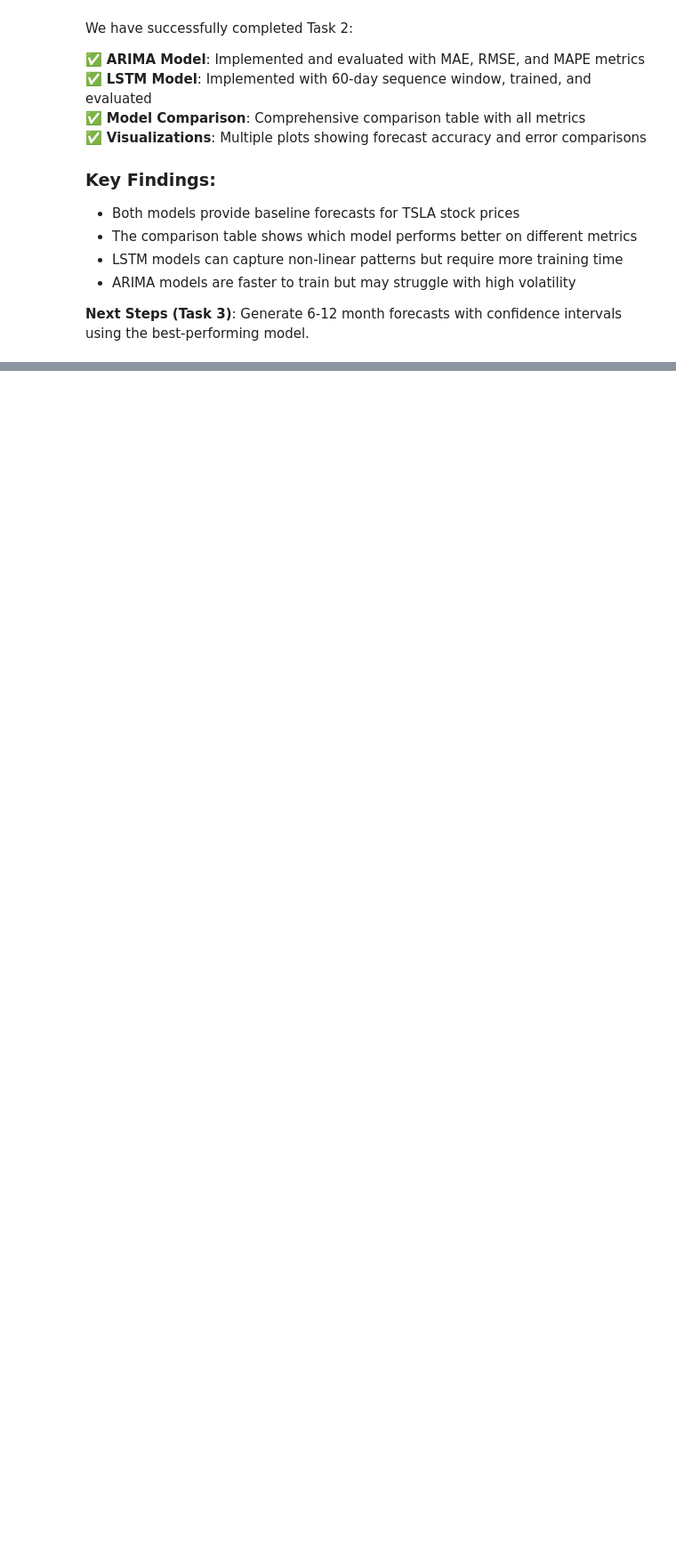
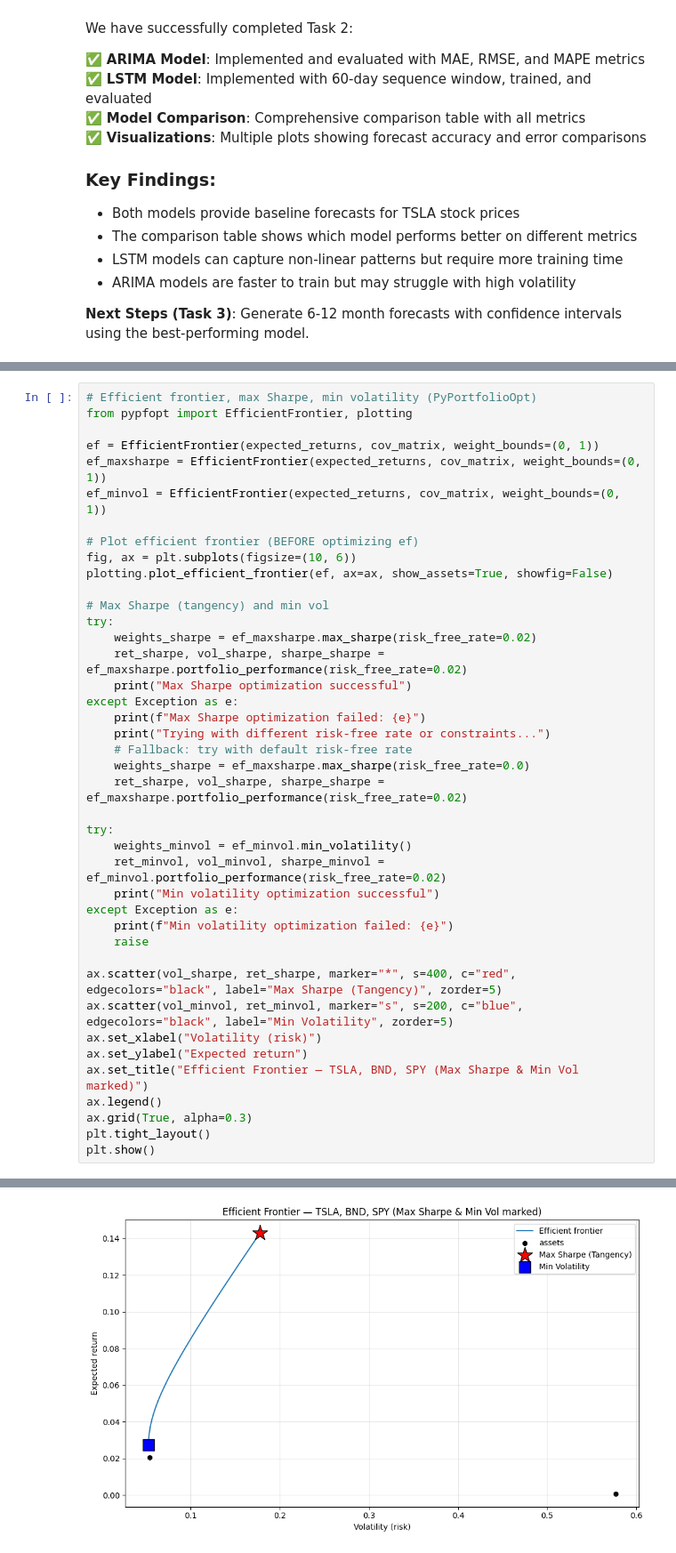
Before and after one commit to linat117/Time-Series-Forecasting-for-Portfolio-Management-Optimization, a Jupyter notebook: notebooks/02_arima_model_tsla.ipynb, the cells around one changed output, grey strips where cells are left out. Shown at 89% size. Drawn from its saved outputs; the diff is of its cells as text; blank space fills up the shorter version.

```diff
--- a/notebooks/02_arima_model_tsla.ipynb
+++ b/notebooks/02_arima_model_tsla.ipynb
@@ -413,0 +661,42 @@ We have successfully completed Task 2:
+# %%
+# Efficient frontier, max Sharpe, min volatility (PyPortfolioOpt)
+from pypfopt import EfficientFrontier, plotting
+
+ef = EfficientFrontier(expected_returns, cov_matrix, weight_bounds=(0, 1))
+ef_maxsharpe = EfficientFrontier(expected_returns, cov_matrix, weight_bounds=(0, 1))
+ef_minvol = EfficientFrontier(expected_returns, cov_matrix, weight_bounds=(0, 1))
+
+# Plot efficient frontier (BEFORE optimizing ef)
+fig, ax = plt.subplots(figsize=(10, 6))
+plotting.plot_efficient_frontier(ef, ax=ax, show_assets=True, showfig=False)
+
+# Max Sharpe (tangency) and min vol
+try:
+    weights_sharpe = ef_maxsharpe.max_sharpe(risk_free_rate=0.02)
+    ret_sharpe, vol_sharpe, sharpe_sharpe = ef_maxsharpe.portfolio_performance(risk_free_rate=0.02)
+    print("Max Sharpe optimization successful")
+except Exception as e:
+    print(f"Max Sharpe optimization failed: {e}")
+    print("Trying with different risk-free rate or constraints...")
+    # Fallback: try with default risk-free rate
+    weights_sharpe = ef_maxsharpe.max_sharpe(risk_free_rate=0.0)
+    ret_sharpe, vol_sharpe, sharpe_sharpe = ef_maxsharpe.portfolio_performance(risk_free_rate=0.02)
+
+try:
+    weights_minvol = ef_minvol.min_volatility()
+    ret_minvol, vol_minvol, sharpe_minvol = ef_minvol.portfolio_performance(risk_free_rate=0.02)
+    print("Min volatility optimization successful")
+except Exception as e:
+    print(f"Min volatility optimization failed: {e}")
+    raise
+
+ax.scatter(vol_sharpe, ret_sharpe, marker="*", s=400, c="red", edgecolors="black", label="Max Sharpe (Tangency)", zorder=5)
+ax.scatter(vol_minvol, ret_minvol, marker="s", s=200, c="blue", edgecolors="black", label="Min Volatility", zorder=5)
+ax.set_xlabel("Volatility (risk)")
+ax.set_ylabel("Expected return")
+ax.set_title("Efficient Frontier — TSLA, BND, SPY (Max Sharpe & Min Vol marked)")
+ax.legend()
+ax.grid(True, alpha=0.3)
+plt.tight_layout()
+plt.show()
+# %% [output]
@@ -413,0 +705 @@ We have successfully completed Task 2:
+[figure, added]
```
Also changed, not shown: parts of 25 cells of this notebook.
